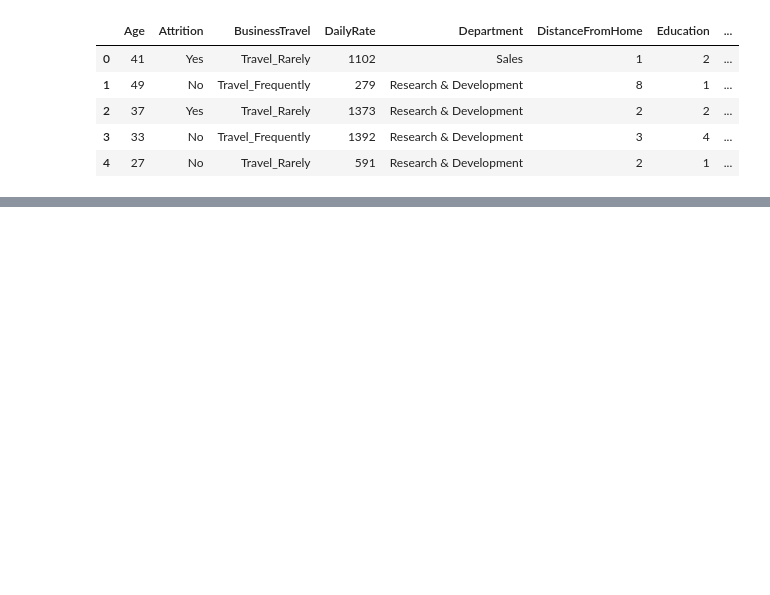
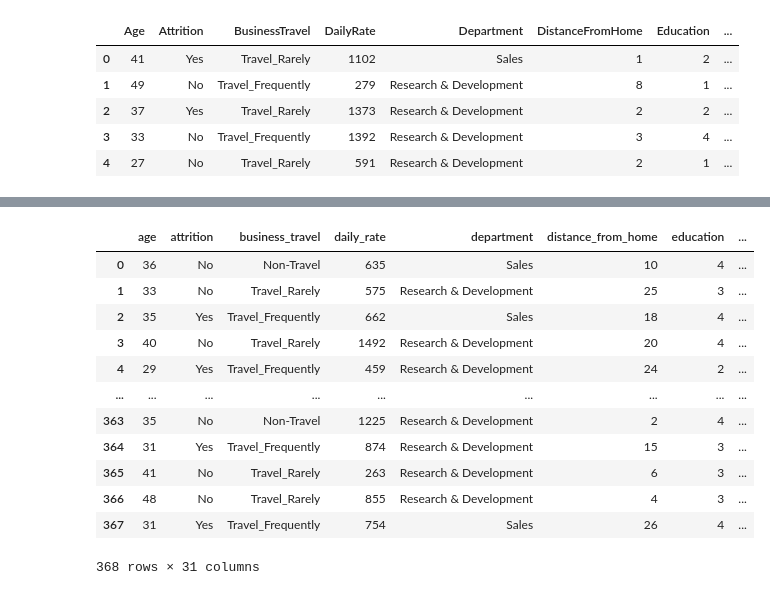
Before and after one commit to renanfmoises/people-analytics, a Jupyter notebook: notebooks/People Analytics - Pipelines.ipynb, the cells around one changed output, grey strips where cells are left out. Cells and saved outputs as stored; diff of their text form; code cells hidden in the pictures; blank space fills up the shorter version.

```diff
--- a/notebooks/People Analytics - Pipelines.ipynb
+++ b/notebooks/People Analytics - Pipelines.ipynb
@@ -76,3 +138,38 @@ Dataset shape:  (1470, 31)
+# %%
+class DropColumns(BaseEstimator, TransformerMixin):
+    '''
+    Searches for employee department and job level and classify its monthly income
+    as below his/hers department average for his/hers specific job level.
+    '''
+
+    def __init__(self):
+        pass
+
+    def fit(self, X, y = None):
+        return self
+
+    def transform(self, X, y = None):
+#         assert isinstance(X, pd.DataFrame)
+
+        X = X.drop(['employee_count', 'over', 'standard_hours', 'employee_number'], axis = 1)
+
+        return X
+# %%
+DropColumns().fit_transform(people_dd)
+# %% [output]
+|  | age | attrition | business_travel | daily_rate | department | distance_from_home | education | ... |
+| 0 | 36 | No | Non-Travel | 635 | Sales | 10 | 4 | ... |
+| 1 | 33 | No | Travel_Rarely | 575 | Research & Development | 25 | 3 | ... |
+| 2 | 35 | Yes | Travel_Frequently | 662 | Sales | 18 | 4 | ... |
+| 3 | 40 | No | Travel_Rarely | 1492 | Research & Development | 20 | 4 | ... |
+| 4 | 29 | Yes | Travel_Frequently | 459 | Research & Development | 24 | 2 | ... |
+| ... | ... | ... | ... | ... | ... | ... | ... | ... |
+| 363 | 35 | No | Non-Travel | 1225 | Research & Development | 2 | 4 | ... |
+| 364 | 31 | Yes | Travel_Frequently | 874 | Research & Development | 15 | 3 | ... |
+| 365 | 41 | No | Travel_Rarely | 263 | Research & Development | 6 | 3 | ... |
+| 366 | 48 | No | Travel_Rarely | 855 | Research & Development | 4 | 3 | ... |
+| 367 | 31 | Yes | Travel_Frequently | 754 | Sales | 26 | 4 | ... |
+368 rows × 31 columns
 # %%
 class IncomeBlwDptJLAvg(BaseEstimator, TransformerMixin):
     '''
```
Also changed, not shown: parts of 55 cells of this notebook, 16 other files.
